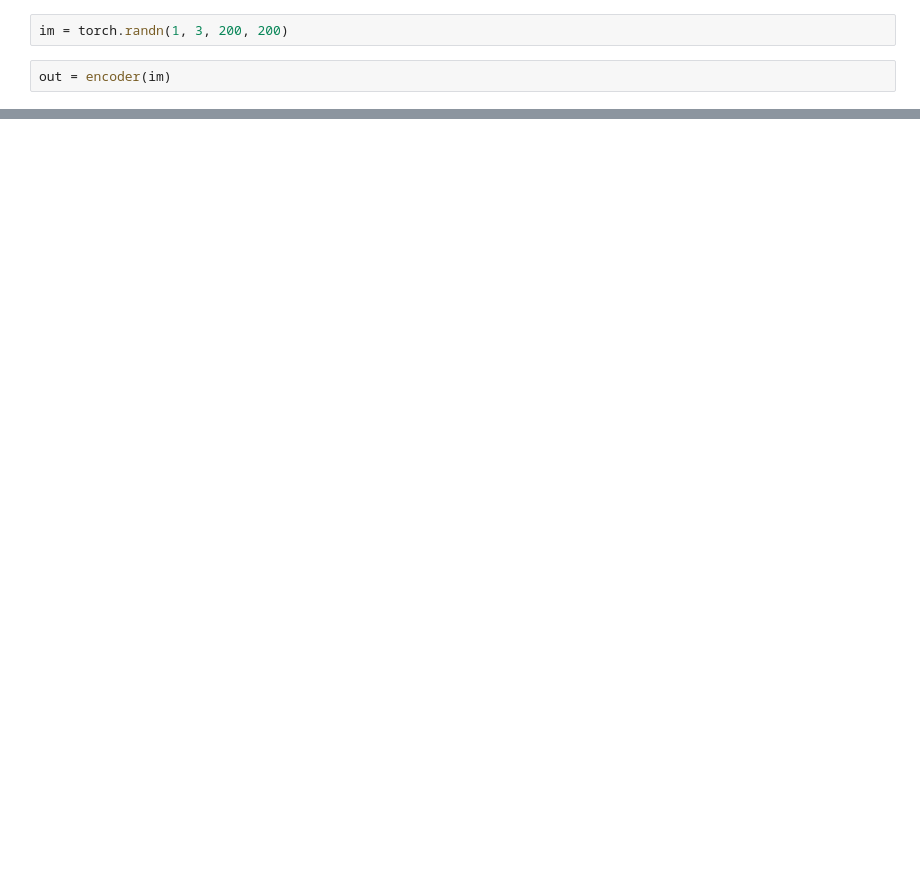
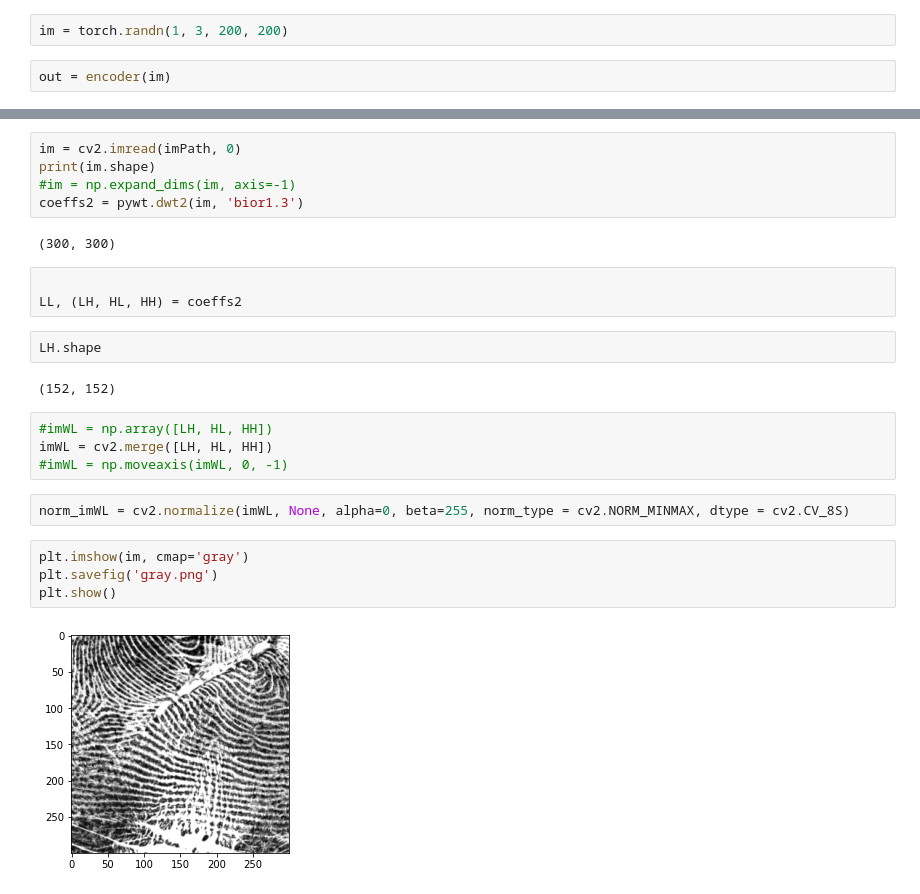
Before and after one commit to Fcsalvagnini/image_analysis_final_project, a Jupyter notebook: src_phase_2/scripts/timm_transformers.ipynb, the cells around one changed output, grey strips where cells are left out. Saved outputs shown, nothing was run; the diff lists cells and outputs as text; blank space fills up the shorter version.

```diff
--- a/src_phase_2/scripts/timm_transformers.ipynb
+++ b/src_phase_2/scripts/timm_transformers.ipynb
@@ -76,0 +135,26 @@ tensor([-1.1519e-02,  3.6496e-01,  5.1095e-01, -2.2715e-01,  5.8468e-01,
+# %%
+im = cv2.imread(imPath, 0)
+print(im.shape)
+#im = np.expand_dims(im, axis=-1)
+coeffs2 = pywt.dwt2(im, 'bior1.3')
+# %% [output]
+(300, 300)
+# %%
+
+LL, (LH, HL, HH) = coeffs2
+# %%
+LH.shape
+# %% [output]
+(152, 152)
+# %%
+#imWL = np.array([LH, HL, HH])
+imWL = cv2.merge([LH, HL, HH])
+#imWL = np.moveaxis(imWL, 0, -1)
+# %%
+norm_imWL = cv2.normalize(imWL, None, alpha=0, beta=255, norm_type = cv2.NORM_MINMAX, dtype = cv2.CV_8S)
+# %%
+plt.imshow(im, cmap='gray')
+plt.savefig('gray.png')
+plt.show()
+# %% [output]
+[figure, added]
```
Also changed, not shown: parts of 26 cells of this notebook, 6 other files.
